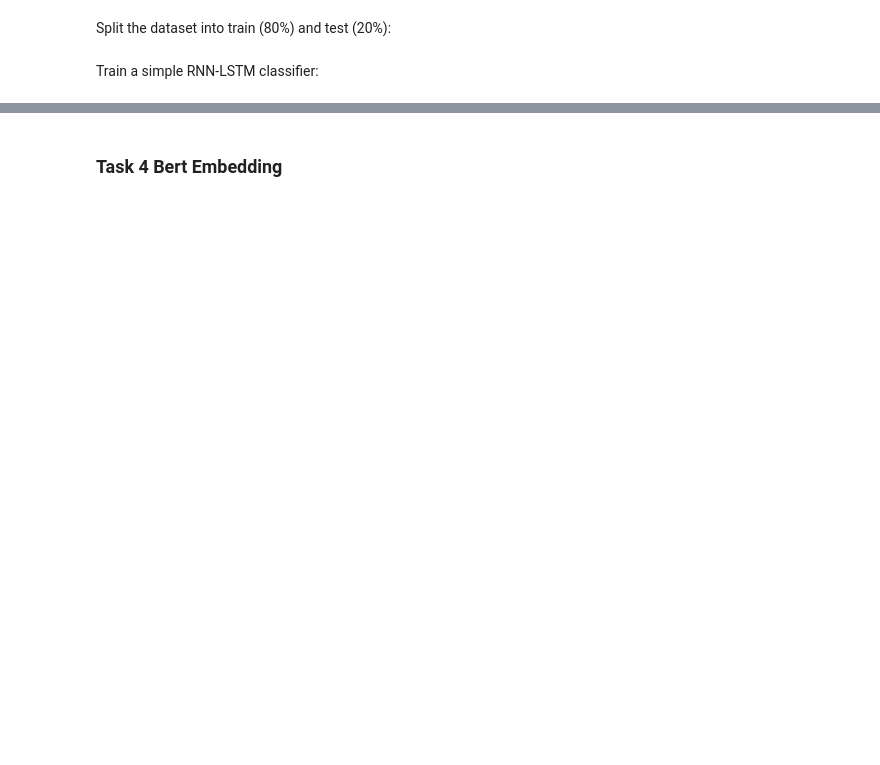
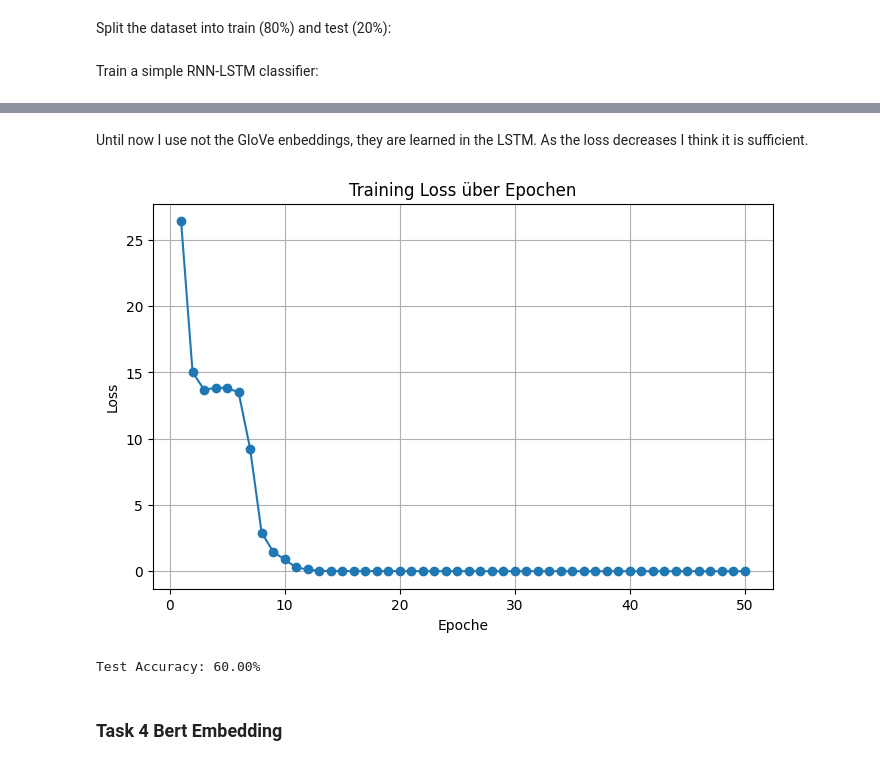
Before and after one commit to FritNik/MasterKL, a Jupyter notebook: NN for NLP/Exercise 2 Question/Tutorial 2/tutorial2.ipynb, the cells around one changed output, grey strips where cells are left out. Cells and saved outputs as stored; diff of their text form; code cells hidden in the pictures; blank space fills up the shorter version.

```diff
--- a/NN for NLP/Exercise 2 Question/Tutorial 2/tutorial2.ipynb
+++ b/NN for NLP/Exercise 2 Question/Tutorial 2/tutorial2.ipynb
@@ -299,12 +335,20 @@ from sklearn.model_selection import train_test_split
 
 x_train, x_test, y_train, y_test = train_test_split(
     # TODO
+    words,                 # Eingabedaten
+    targets,               # Zielwerte
+    test_size=0.2,         # 20% Testdaten
+    random_state=42,       # für Reproduzierbarkeit
+    shuffle=True           # durchmischen
 )
+x_train_ids = [[word2id.get(w, 0) for w in line] for line in x_train]
+x_test_ids = [[word2id.get(w, 0) for w in line] for line in x_test]
 # %% [markdown]
 Train a simple RNN-LSTM classifier:
 # %%
 from tutorial2_task3 import train
+import torch
 
 embeddings_tensor = torch.tensor(list(embeddings.values()))
 
-train(x_train, y_train, num_epochs=50, embeddings=embeddings_tensor)
+losses, clf = train(x_train_ids, y_train, num_epochs=50, embeddings=embeddings_tensor)
@@ -311,7 +373,37 @@ train(x_train, y_train, num_epochs=50, embeddings=embeddings_tensor)
+# %% [markdown]
+Until now I use not the GloVe enbeddings, they are learned in the LSTM. As the loss decreases I think it is sufficient.
 # %%
-# TODO: Plot training performance (loss, accuracy)
+import matplotlib.pyplot as plt
+
+
+plt.figure(figsize=(8,5))
+plt.plot(range(1, len(losses)+1), losses, marker='o')
+plt.title("Training Loss über Epochen")
+plt.xlabel("Epoche")
+plt.ylabel("Loss")
+plt.grid(True)
+plt.show()
+# %% [output]
+[figure, added]
 # %%
-# TODO: Get test accuracy
+# clf habe ich über train mitgegeben
+correct = 0
+total = 0
+
+with torch.no_grad():  # keine Gradienten nötig
+    for x, y in zip(x_test_ids, y_test):
+        if len(x) == 0:
+            continue
+        x_tensor = torch.tensor(x, dtype=torch.long)
+        output = clf(x_tensor)
+        predicted = 1 if output.item() >= 0.5 else 0  # Schwelle bei 0.5
+        total += 1
+        correct += (predicted == y.item())
+
+test_accuracy = correct / total
+print(f"Test Accuracy: {test_accuracy*100:.2f}%")
+# %% [output]
+Test Accuracy: 60.00%
 # %% [markdown]
 ### Task 4 Bert Embedding
 # %%
```
Also changed, not shown: parts of 18 cells of this notebook, 4 other files.
